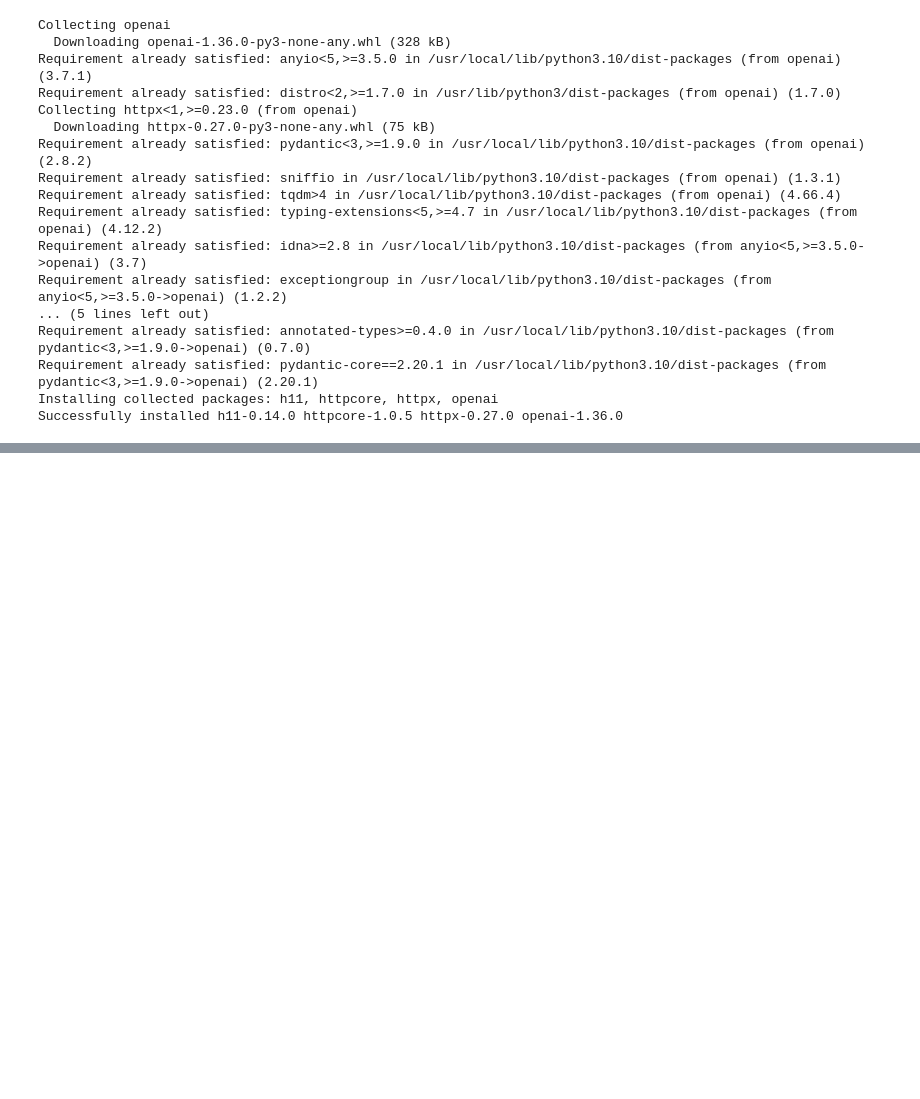
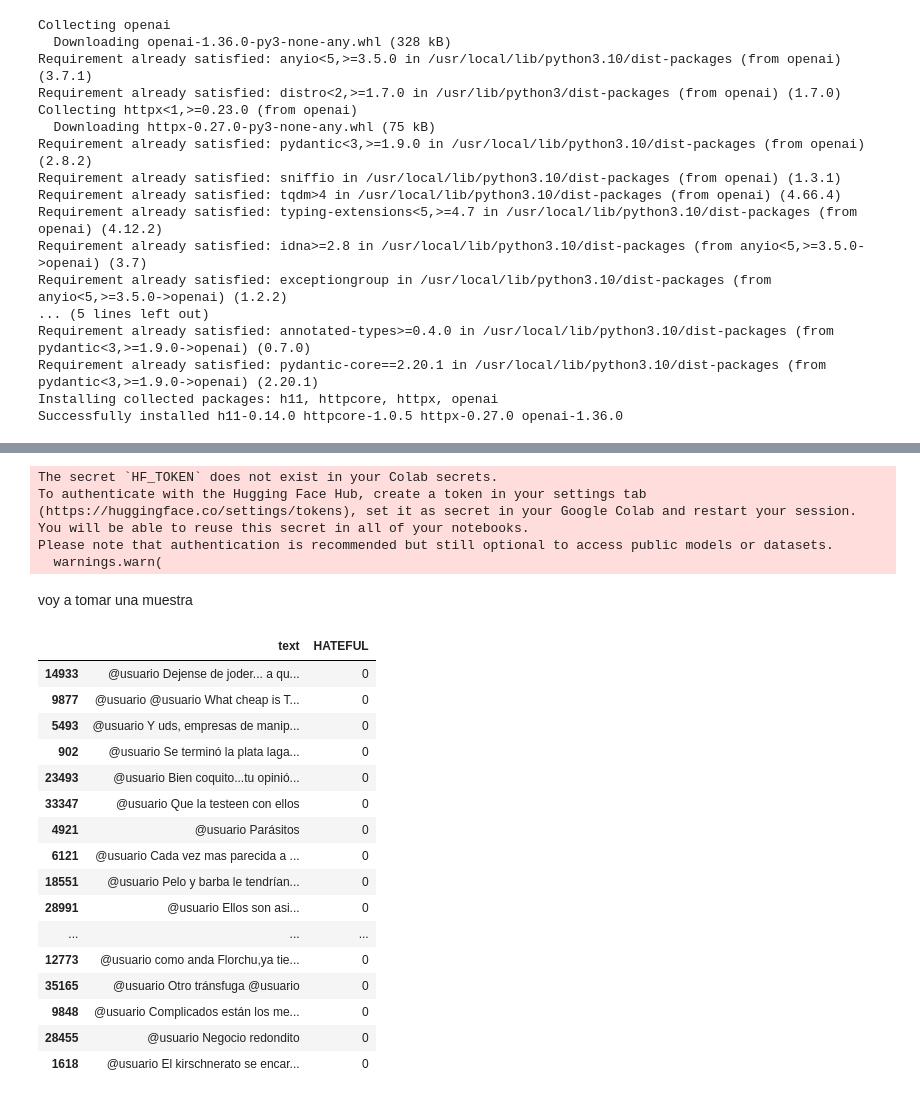
Before and after one commit to natdebandi/hate_speech_ar, a Jupyter notebook: 3_train_GPT_v1.ipynb, the cells around one changed output, grey strips where cells are left out. Drawn from its saved outputs; the diff is of its cells as text; code cells hidden in the pictures; blank space fills up the shorter version.

```diff
--- a/3_train_GPT_v1.ipynb
+++ b/3_train_GPT_v1.ipynb
@@ -67,0 +126,40 @@ RateLimitError: Error code: 429 - {'error': {'message': 'You exceeded your curre
+# %%
+from datasets import load_dataset
+
+ds1 = load_dataset("piuba-bigdata/contextualized_hate_speech")
+# %% [output]
+The secret `HF_TOKEN` does not exist in your Colab secrets.
+To authenticate with the Hugging Face Hub, create a token in your settings tab (https://huggingface.co/settings/tokens), set it as secret in your Google Colab and restart your session.
+You will be able to reuse this secret in all of your notebooks.
+Please note that authentication is recommended but still optional to access public models or datasets.
+  warnings.warn(
+# %%
+ds_train_small= ds1['train'].select_columns(["text","HATEFUL"])
+ds_test_small= ds1['test'].select_columns(["text","HATEFUL"])
+ds_val_small= ds1['dev'].select_columns(["text","HATEFUL"])
+# %% [markdown]
+voy a tomar una muestra
+# %%
+  import pandas as pd
+
+  df_train_sample = pd.DataFrame(ds_train_small)
+  df_train_sample= df_train_sample.sample(n=40, random_state=1)
+  df_train_sample
+# %% [output]
+|  | text | HATEFUL |
+| 14933 | @usuario Dejense de joder... a qu... | 0 |
+| 9877 | @usuario @usuario What cheap is T... | 0 |
+| 5493 | @usuario Y uds, empresas de manip... | 0 |
+| 902 | @usuario Se terminó la plata laga... | 0 |
+| 23493 | @usuario Bien coquito...tu opinió... | 0 |
+| 33347 | @usuario Que la testeen con ellos | 0 |
+| 4921 | @usuario Parásitos | 0 |
+| 6121 | @usuario Cada vez mas parecida a ... | 0 |
+| 18551 | @usuario Pelo y barba le tendrían... | 0 |
+| 28991 | @usuario Ellos son asi... | 0 |
+| ... | ... | ... |
+| 12773 | @usuario como anda Florchu,ya tie... | 0 |
+| 35165 | @usuario Otro tránsfuga @usuario | 0 |
+| 9848 | @usuario Complicados están los me... | 0 |
+| 28455 | @usuario Negocio redondito | 0 |
+| 1618 | @usuario El kirschnerato se encar... | 0 |
```
Also changed, not shown: parts of 7 cells of this notebook.
